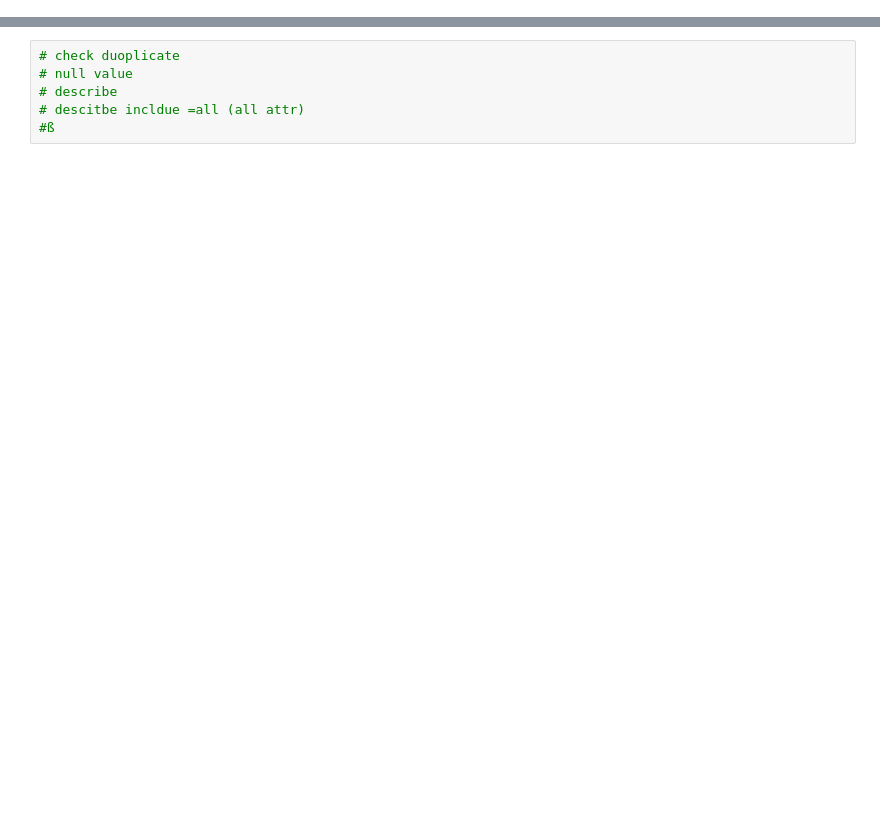
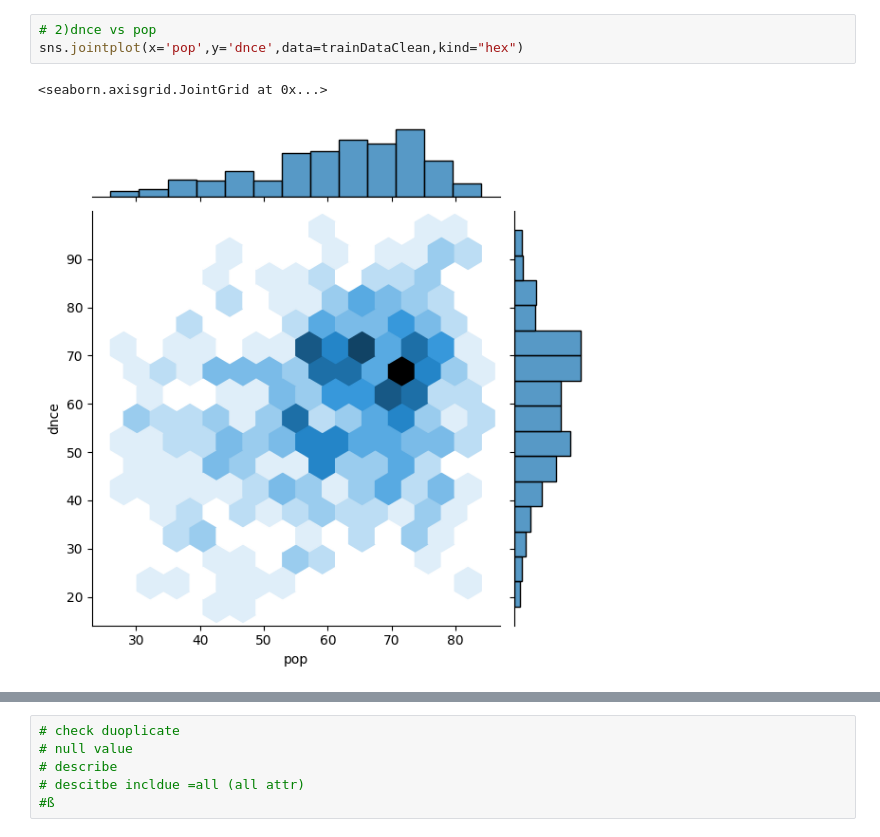
Before and after one commit to GraceCWY/imbalance-data-regression, a Jupyter notebook: regression_grace_02.ipynb, the cells around one changed output, grey strips where cells are left out. Drawn from its saved outputs; the diff is of its cells as text; blank space fills up the shorter version.

```diff
--- a/regression_grace_02.ipynb
+++ b/regression_grace_02.ipynb
@@ -99,0 +98,6 @@ no of type: 86
+# %%
+# 2)dnce vs pop
+sns.jointplot(x='pop',y='dnce',data=trainDataClean,kind="hex")
+# %% [output]
+<seaborn.axisgrid.JointGrid at 0x...>
+[figure, added]
```
Also changed, not shown: parts of 21 cells of this notebook, 3 other files.
